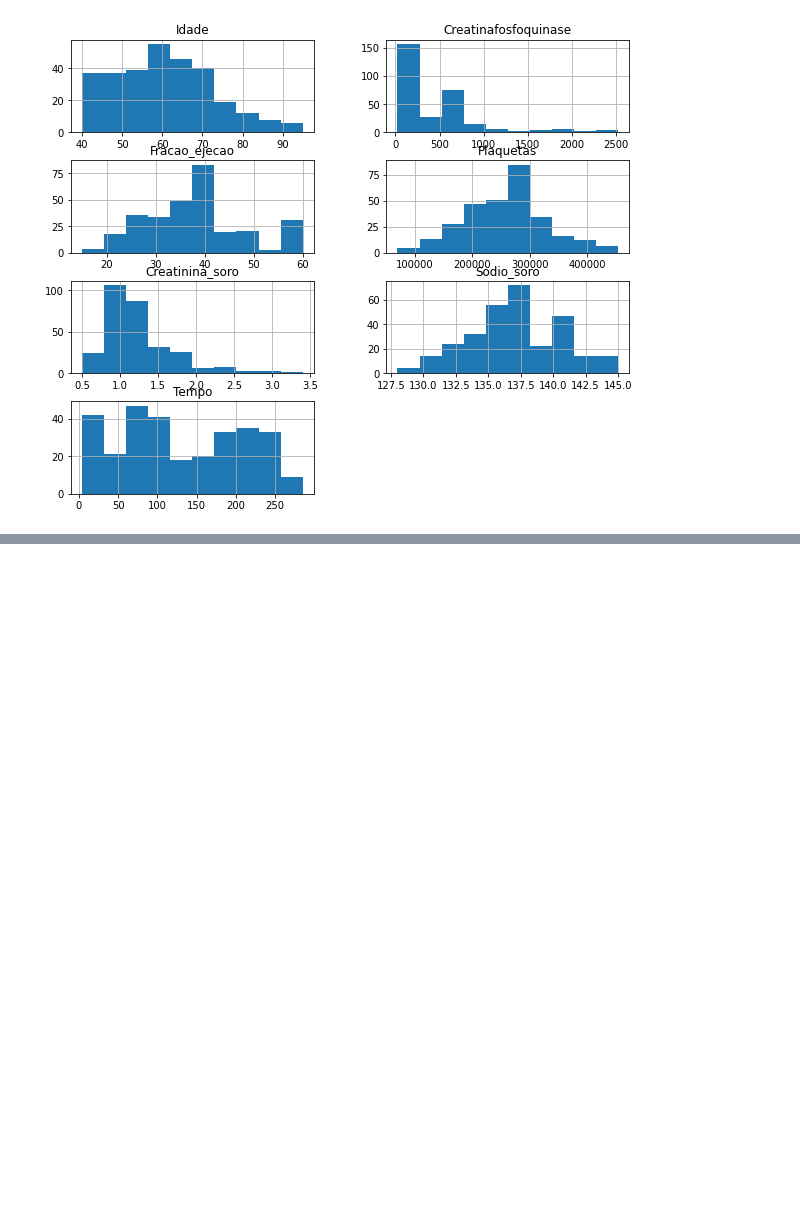
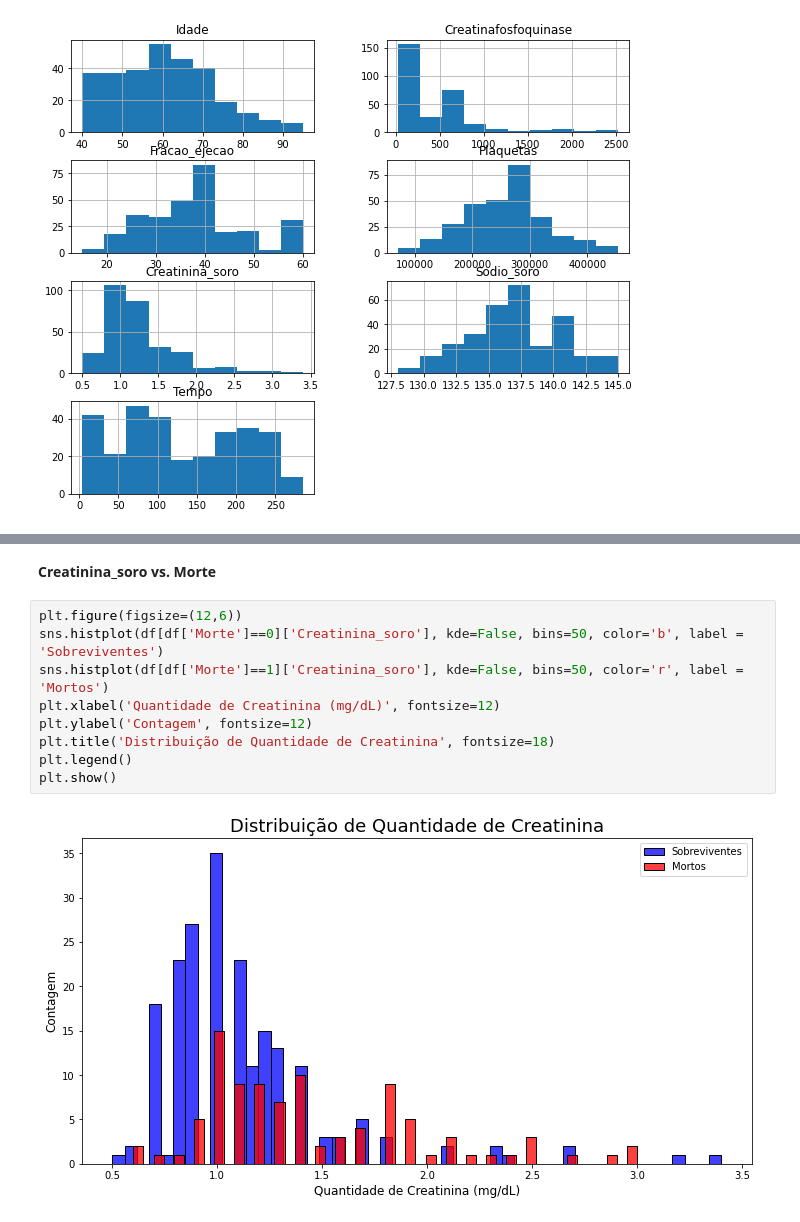
Before and after one commit to nataliamafra/LetsCode, a Jupyter notebook: 04-programming_tools/analise_heart_failure-grupo_4 (2).ipynb, the cells around one changed output, grey strips where cells are left out. Drawn from its saved outputs; the diff is of its cells as text; blank space fills up the shorter version.

```diff
--- a/04-programming_tools/analise_heart_failure-grupo_4 (2).ipynb
+++ b/04-programming_tools/analise_heart_failure-grupo_4 (2).ipynb
@@ -433,0 +471,13 @@ Created in <span style='font-weight:600;margin-left:4px;'>Deepnote</span></a>
+# %% [markdown]
+**Creatinina_soro vs. Morte**
+# %%
+plt.figure(figsize=(12,6))
+sns.histplot(df[df['Morte']==0]['Creatinina_soro'], kde=False, bins=50, color='b', label = 'Sobreviventes')
+sns.histplot(df[df['Morte']==1]['Creatinina_soro'], kde=False, bins=50, color='r', label = 'Mortos')
+plt.xlabel('Quantidade de Creatinina (mg/dL)', fontsize=12)
+plt.ylabel('Contagem', fontsize=12)
+plt.title('Distribuição de Quantidade de Creatinina', fontsize=18)
+plt.legend()
+plt.show()
+# %% [output]
+[figure, added]
```
Also changed, not shown: parts of 22 cells of this notebook, 1 other file.
